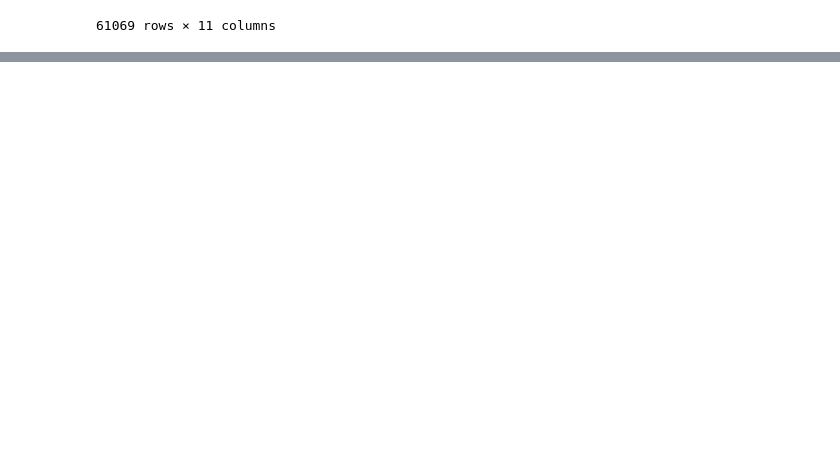
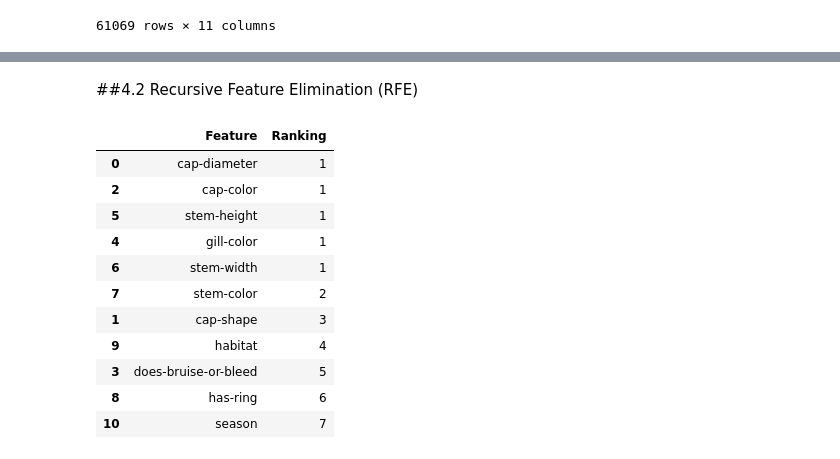
Before and after one commit to MohamedShoaib3/Algorithms_python, a Jupyter notebook: Classification_Task.ipynb, the cells around one changed output, grey strips where cells are left out. Drawn from its saved outputs; the diff is of its cells as text; code cells hidden in the pictures; blank space fills up the shorter version.

```diff
--- a/Classification_Task.ipynb
+++ b/Classification_Task.ipynb
@@ -479,0 +548,33 @@ x_encoded.head()
+# %% [markdown]
+##4.2 Recursive Feature Elimination (RFE)
+# %%
+from sklearn.feature_selection import RFE
+from sklearn.ensemble import RandomForestClassifier
+
+# Use RandomForest as the base model for RFE
+model = RandomForestClassifier(random_state=42)
+
+# Initialize RFE (keep top 5 features, adjust as needed)
+rfe_selector = RFE(model, n_features_to_select=5)
+rfe_selector = rfe_selector.fit(X_chi, y_chi)
+
+# Create DataFrame with RFE results
+rfe_results = pd.DataFrame({
+    'Feature': X_chi.columns,
+    'Ranking': rfe_selector.ranking_
+}).sort_values(by='Ranking', ascending=True)
+
+rfe_results
+# %% [output]
+|  | Feature | Ranking |
+| 0 | cap-diameter | 1 |
+| 2 | cap-color | 1 |
+| 5 | stem-height | 1 |
+| 4 | gill-color | 1 |
+| 6 | stem-width | 1 |
+| 7 | stem-color | 2 |
+| 1 | cap-shape | 3 |
+| 9 | habitat | 4 |
+| 3 | does-bruise-or-bleed | 5 |
+| 8 | has-ring | 6 |
+| 10 | season | 7 |
```
Also changed, not shown: parts of 22 cells of this notebook.
